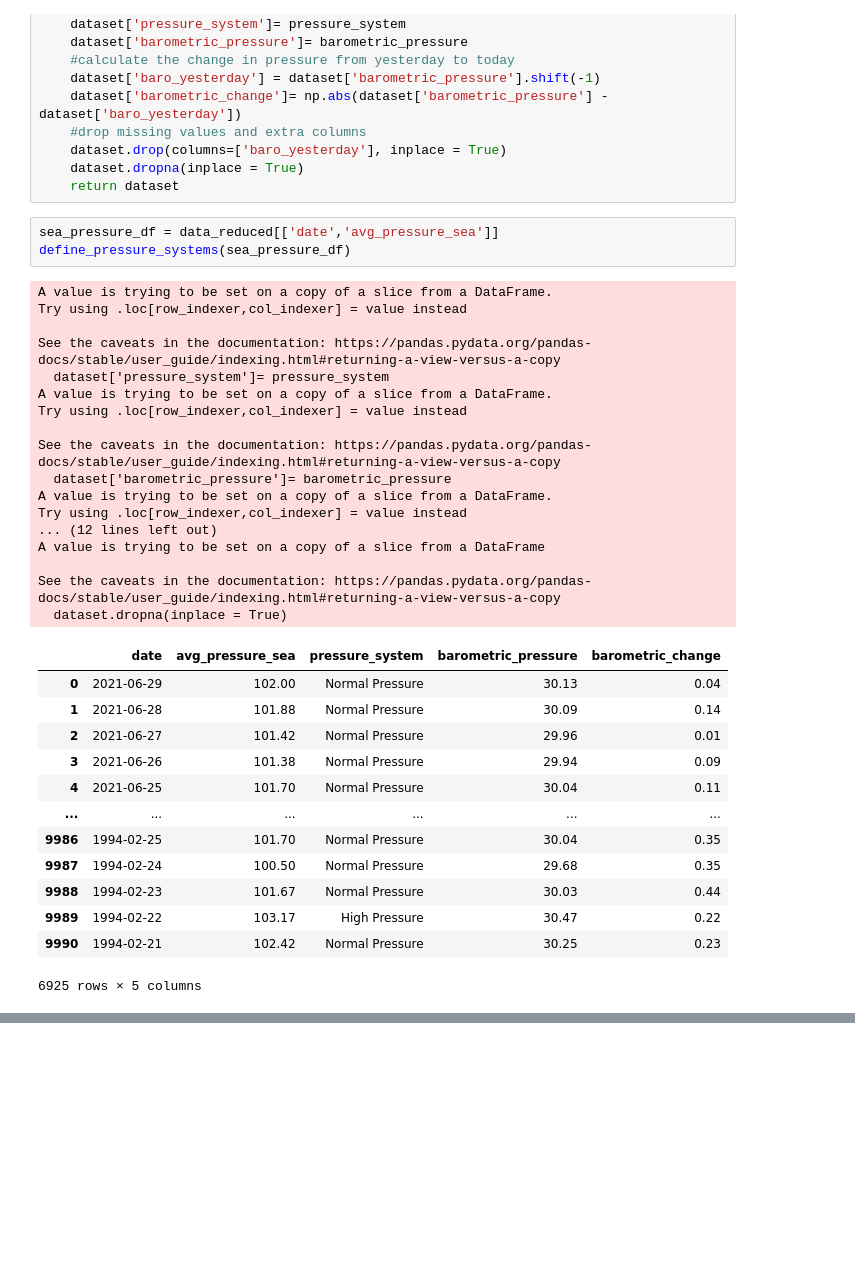
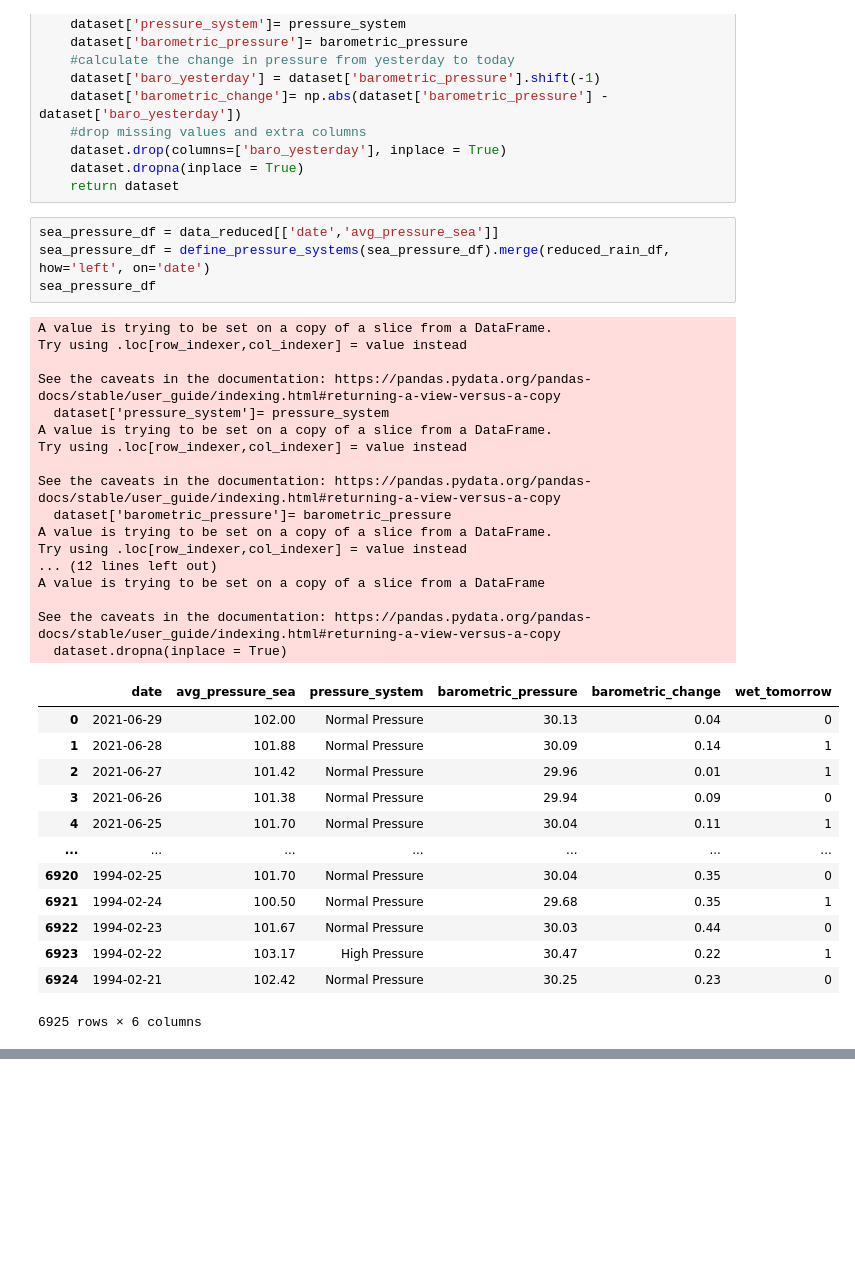
Before and after one commit to sampso29/Toronto-Rain-Prediction-, a Jupyter notebook: Final - Toronto Rain Prediction (Updated Notebook - Project Recommendations).ipynb, the cells around one changed output, grey strips where cells are left out. Saved outputs shown, nothing was run; the diff lists cells and outputs as text.

```diff
--- a/Final - Toronto Rain Prediction (Updated Notebook - Project Recommendations).ipynb
+++ b/Final - Toronto Rain Prediction (Updated Notebook - Project Recommendations).ipynb
@@ -1135,35 +1135,36 @@ def define_pressure_systems(dataset):
     return dataset
 # %%
 sea_pressure_df = data_reduced[['date','avg_pressure_sea']]
-define_pressure_systems(sea_pressure_df)
+sea_pressure_df = define_pressure_systems(sea_pressure_df).merge(reduced_rain_df, how='left', on='date')
+sea_pressure_df
 # %% [output]
 A value is trying to be set on a copy of a slice from a DataFrame.
 Try using .loc[row_indexer,col_indexer] = value instead
 
 See the caveats in the documentation: https://pandas.pydata.org/pandas-docs/stable/user_guide/indexing.html#returning-a-view-versus-a-copy
   dataset['pressure_system']= pressure_system
 A value is trying to be set on a copy of a slice from a DataFrame.
 Try using .loc[row_indexer,col_indexer] = value instead
 
 See the caveats in the documentation: https://pandas.pydata.org/pandas-docs/stable/user_guide/indexing.html#returning-a-view-versus-a-copy
   dataset['barometric_pressure']= barometric_pressure
 A value is trying to be set on a copy of a slice from a DataFrame.
 Try using .loc[row_indexer,col_indexer] = value instead
 ... (12 lines left out)
 A value is trying to be set on a copy of a slice from a DataFrame
 
 See the caveats in the documentation: https://pandas.pydata.org/pandas-docs/stable/user_guide/indexing.html#returning-a-view-versus-a-copy
   dataset.dropna(inplace = True)
-|  | date | avg_pressure_sea | pressure_system | barometric_pressure | barometric_change |
-| 0 | 2021-06-29 | 102.00 | Normal Pressure | 30.13 | 0.04 |
-| 1 | 2021-06-28 | 101.88 | Normal Pressure | 30.09 | 0.14 |
-| 2 | 2021-06-27 | 101.42 | Normal Pressure | 29.96 | 0.01 |
-| 3 | 2021-06-26 | 101.38 | Normal Pressure | 29.94 | 0.09 |
-| 4 | 2021-06-25 | 101.70 | Normal Pressure | 30.04 | 0.11 |
-| ... | ... | ... | ... | ... | ... |
-| 9986 | 1994-02-25 | 101.70 | Normal Pressure | 30.04 | 0.35 |
-| 9987 | 1994-02-24 | 100.50 | Normal Pressure | 29.68 | 0.35 |
-| 9988 | 1994-02-23 | 101.67 | Normal Pressure | 30.03 | 0.44 |
-| 9989 | 1994-02-22 | 103.17 | High Pressure | 30.47 | 0.22 |
-| 9990 | 1994-02-21 | 102.42 | Normal Pressure | 30.25 | 0.23 |
+|  | date | avg_pressure_sea | pressure_system | barometric_pressure | barometric_change | wet_tomorrow |
+| 0 | 2021-06-29 | 102.00 | Normal Pressure | 30.13 | 0.04 | 0 |
+| 1 | 2021-06-28 | 101.88 | Normal Pressure | 30.09 | 0.14 | 1 |
+| 2 | 2021-06-27 | 101.42 | Normal Pressure | 29.96 | 0.01 | 1 |
+| 3 | 2021-06-26 | 101.38 | Normal Pressure | 29.94 | 0.09 | 0 |
+| 4 | 2021-06-25 | 101.70 | Normal Pressure | 30.04 | 0.11 | 1 |
+| ... | ... | ... | ... | ... | ... | ... |
+| 6920 | 1994-02-25 | 101.70 | Normal Pressure | 30.04 | 0.35 | 0 |
+| 6921 | 1994-02-24 | 100.50 | Normal Pressure | 29.68 | 0.35 | 1 |
+| 6922 | 1994-02-23 | 101.67 | Normal Pressure | 30.03 | 0.44 | 0 |
+| 6923 | 1994-02-22 | 103.17 | High Pressure | 30.47 | 0.22 | 1 |
+| 6924 | 1994-02-21 | 102.42 | Normal Pressure | 30.25 | 0.23 | 0 |
-6925 rows × 5 columns
+6925 rows × 6 columns
```
Also changed, not shown: parts of 2 cells of this notebook.
